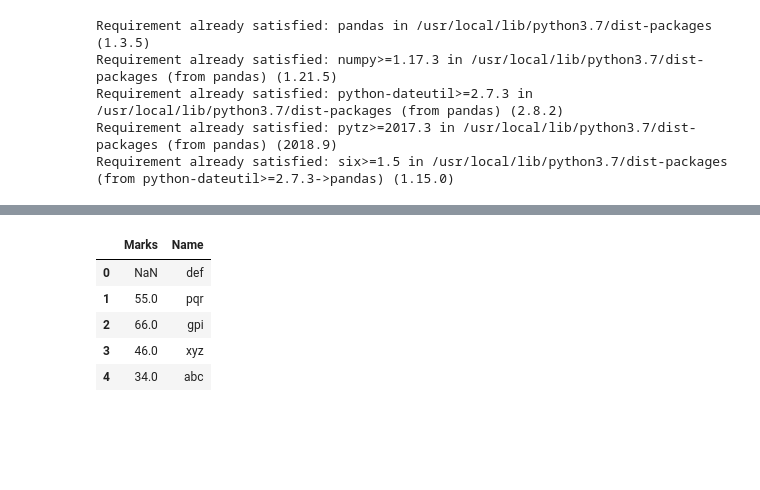
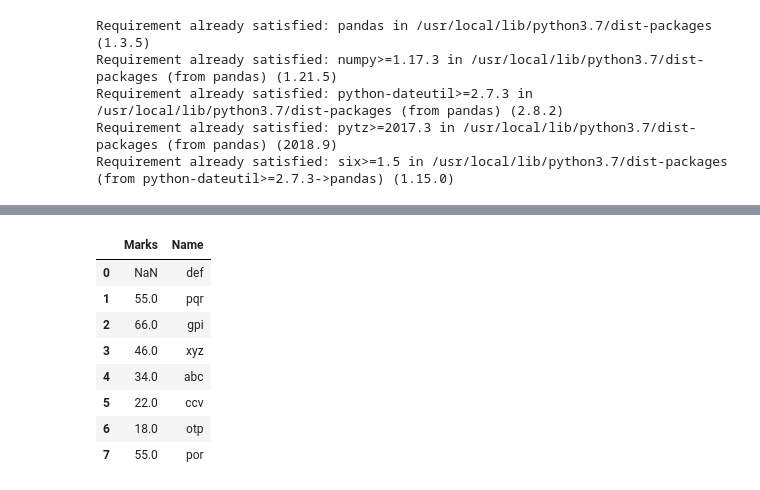
Before and after one commit to varadmahatme/Advanced-machine-learning-deep-learning, a Jupyter notebook: AMLDL1.ipynb, the cells around one changed output, grey strips where cells are left out. Saved outputs shown, nothing was run; the diff lists cells and outputs as text; code cells hidden in the pictures; blank space fills up the shorter version.

```diff
--- a/AMLDL1.ipynb
+++ b/AMLDL1.ipynb
@@ -712,10 +722,13 @@ import pandas as pd
 # %%
 df = pd.DataFrame({'Marks':[None,55,66,46,34,22,18,55],'Name':['def','pqr','gpi','xyz','abc','ccv','otp','por']})
-df.head()
+df
 # %% [output]
 |  | Marks | Name |
 | 0 | NaN | def |
 | 1 | 55.0 | pqr |
 | 2 | 66.0 | gpi |
 | 3 | 46.0 | xyz |
 | 4 | 34.0 | abc |
+| 5 | 22.0 | ccv |
+| 6 | 18.0 | otp |
+| 7 | 55.0 | por |
```
Also changed, not shown: parts of 2 cells of this notebook.
